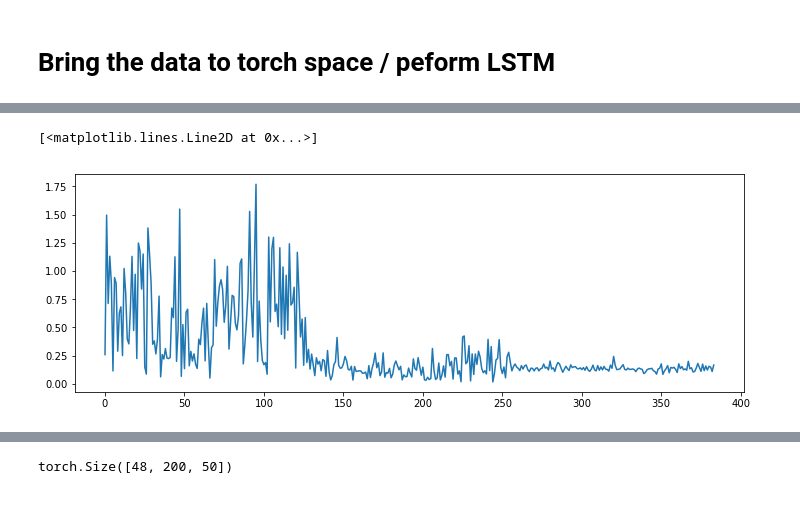
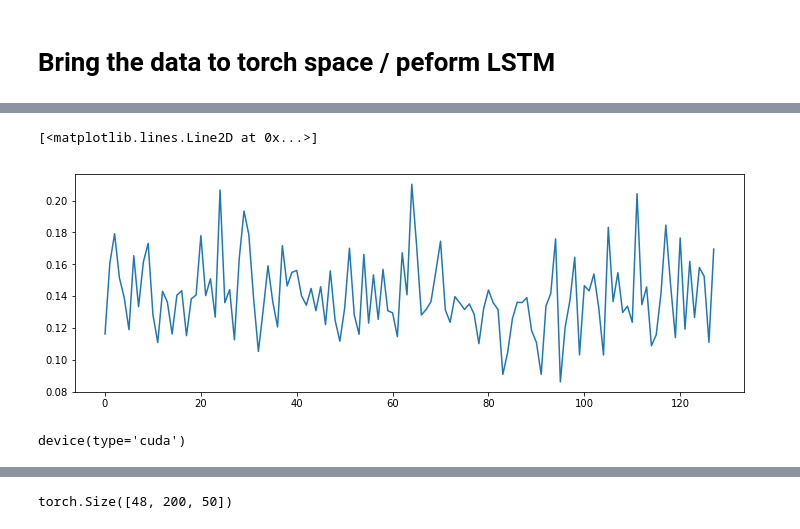
Before and after one commit to RezaAbiri2020/ECoGControl_RNN, a Jupyter notebook: LSTM_5.ipynb, the cells around one changed output, grey strips where cells are left out. Drawn from its saved outputs; the diff is of its cells as text; code cells hidden in the pictures.

```diff
--- a/LSTM_5.ipynb
+++ b/LSTM_5.ipynb
@@ -309,6 +307,11 @@ Trials_Raw_T1_HoldOut = np.empty((0,128), dtype=float)
 Trials_Raw_T2_HoldOut = np.empty((0,128), dtype=float)
 Trials_Raw_T3_HoldOut = np.empty((0,128), dtype=float)
 Trials_Raw_T4_HoldOut = np.empty((0,128), dtype=float)
+
+Trials_Size_T1_HoldOut = [];
+Trials_Size_T2_HoldOut = [];
+Trials_Size_T3_HoldOut = [];
+Trials_Size_T4_HoldOut = [];
 
 
 # numnber of censequative bins for making correct selections
@@ -360,56 +363,66 @@ for Day in [9]:
                 #print(True)
                 NeuralFeatures = TrialData.Features_All()
                 ECoGData_Trial = TrialData.ECoG_Raw_Trial()
+                Trial_Size = ECoGData_Trial.shape[0]
 
                 if TrialData.TargetID == 1:
                     ID1 = ID1+1
                     Trials_T1_HoldOut = np.append(Trials_T1_HoldOut, NeuralFeatures, axis=0)
                     Trials_Raw_T1_HoldOut = np.append(Trials_Raw_T1_HoldOut, ECoGData_Trial, axis=0)
+                    Trials_Size_T1_HoldOut = np.append(Trials_Size_T1_HoldOut, Trial_Size)
 
                 elif TrialData.TargetID == 2:
                     ID2 = ID2+1
                     Trials_T2_HoldOut = np.append(Trials_T2_HoldOut,NeuralFeatures, axis=0)
                     Trials_Raw_T2_HoldOut = np.append(Trials_Raw_T2_HoldOut, ECoGData_Trial, axis=0)
+                    Trials_Size_T2_HoldOut = np.append(Trials_Size_T2_HoldOut, Trial_Size)
 
                 elif TrialData.TargetID == 3:
                     ID3 = ID3+1
                     Trials_T3_HoldOut = np.append(Trials_T3_HoldOut, NeuralFeatures, axis=0)
                     Trials_Raw_T3_HoldOut = np.append(Trials_Raw_T3_HoldOut, ECoGData_Trial, axis=0)
+                    Trials_Size_T3_HoldOut = np.append(Trials_Size_T3_HoldOut, Trial_Size)
 
                 elif TrialData.TargetID == 4:
                     ID4 = ID4+1
                     Trials_T4_HoldOut = np.append(Trials_T4_HoldOut, NeuralFeatures, axis=0)
                     Trials_Raw_T4_HoldOut = np.append(Trials_Raw_T4_HoldOut, ECoGData_Trial, axis=0)
+                    Trials_Size_T4_HoldOut = np.append(Trials_Size_T4_HoldOut, Trial_Size)
 
             elif ExptDays[Day] != '20201002' and TrialData.SelectedTargetID == TrialData.TargetID:
                 #print(True)
                 NeuralFeatures = TrialData.Features_All()
                 SmoothedNeuralFeatures = TrialData.SmoothedFeatures_All()
                 ECoGData_Trial = TrialData.ECoG_Raw_Trial()
+                Trial_Size = ECoGData_Trial.shape[0]
 
                 if TrialData.TargetID == 1:
                     ID1 = ID1+1
                     Trials_T1_HoldOut = np.append(Trials_T1_HoldOut, SmoothedNeuralFeatures, axis=0)
                     Click_BinNum_T1_HoldOut.append(TrialData.Click_BinNum)
                     Trials_Raw_T1_HoldOut = np.append(Trials_Raw_T1_HoldOut, ECoGData_Trial, axis=0)
+                    Trials_Size_T1_HoldOut = np.append(Trials_Size_T1_HoldOut, Trial_Size)
 
                 elif TrialData.TargetID == 2:
                     ID2 = ID2+1
                     Trials_T2_HoldOut = np.append(Trials_T2_HoldOut, SmoothedNeuralFeatures, axis=0)
                     Click_BinNum_T2_HoldOut.append(TrialData.Click_BinNum)
                     Trials_Raw_T2_HoldOut = np.append(Trials_Raw_T2_HoldOut, ECoGData_Trial, axis=0)
+                    Trials_Size_T2_HoldOut = np.append(Trials_Size_T2_HoldOut, Trial_Size)
 
                 elif TrialData.TargetID == 3:
                     ID3 = ID3+1
                     Trials_T3_HoldOut = np.append(Trials_T3_HoldOut, SmoothedNeuralFeatures, axis=0)
                     Click_BinNum_T3_HoldOut.append(TrialData.Click_BinNum)
                     Trials_Raw_T3_HoldOut = np.append(Trials_Raw_T3_HoldOut, ECoGData_Trial, axis=0)
+                    Trials_Size_T3_HoldOut = np.append(Trials_Size_T3_HoldOut, Trial_Size)
 
                 elif TrialData.TargetID == 4:
                     ID4 = ID4+1
                     Trials_T4_HoldOut = np.append(Trials_T4_HoldOut, SmoothedNeuralFeatures, axis=0)
                     Click_BinNum_T4_HoldOut.append(TrialData.Click_BinNum)
                     Trials_Raw_T4_HoldOut = np.append(Trials_Raw_T4_HoldOut, ECoGData_Trial, axis=0)
+                    Trials_Size_T4_HoldOut = np.append(Trials_Size_T4_HoldOut, Trial_Size)
 
     Day_NumTrial_T1_HoldOut.append(ID1)
     Day_NumTrial_T2_HoldOut.append(ID2)
@@ -728,4 +736,12 @@ Trials_Raw_T1.shape
 # %% [output]
 (188978, 128)
 # %%
-Data_T1 = np.concatenate((HilbertTarget[0].feature[0], HilbertTarget[0].feature[3], HilbertTarget[0].feature[5]),axis=1)
+Data_T1 = HilbertTarget[0].feature[5]
+Data_T2 = HilbertTarget[1].feature[5]
+Data_T3 = HilbertTarget[2].feature[5]
+Data_T4 = HilbertTarget[3].feature[5]
+
+Data_T1_HoldOut = HilbertTarget_HoldOut[0].feature[5]
+Data_T2_HoldOut = HilbertTarget_HoldOut[1].feature[5]
+Data_T3_HoldOut = HilbertTarget_HoldOut[2].feature[5]
+Data_T4_HoldOut = HilbertTarget_HoldOut[3].feature[5]
@@ -788,8 +797,8 @@ Device tensor is stored on: cpu
 # %%
 # ploting the first sample data for T1
 DataPlot = Data_T1_torch.numpy()
 plt.figure(figsize=(12,4))
-plt.plot(np.arange(3*128), DataPlot[0][:])
+plt.plot(np.arange(128), DataPlot[0][:])
 # %% [output]
 [<matplotlib.lines.Line2D at 0x...>]
-[figure, old version]
+[figure, new version]
@@ -796,2 +833,7 @@ plt.plot(np.arange(3*128), DataPlot[0][:])
+# %%
+device = get_default_device()
+device
+# %% [output]
+device(type='cuda')
 # %%
 # preparing a batch
```
Also changed, not shown: parts of 49 cells of this notebook, 9 other files.
